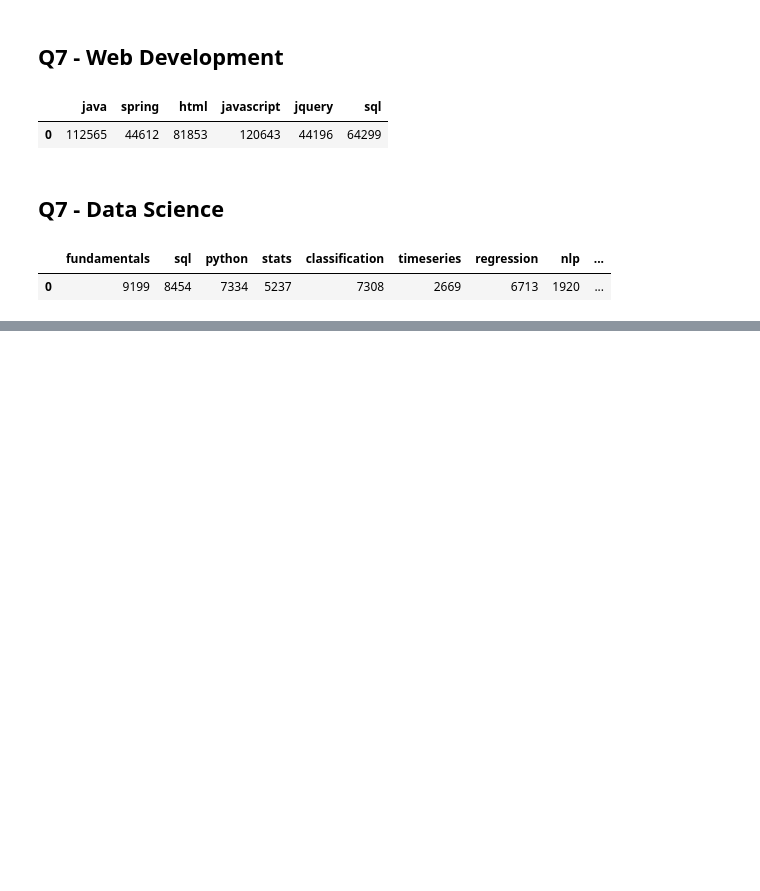
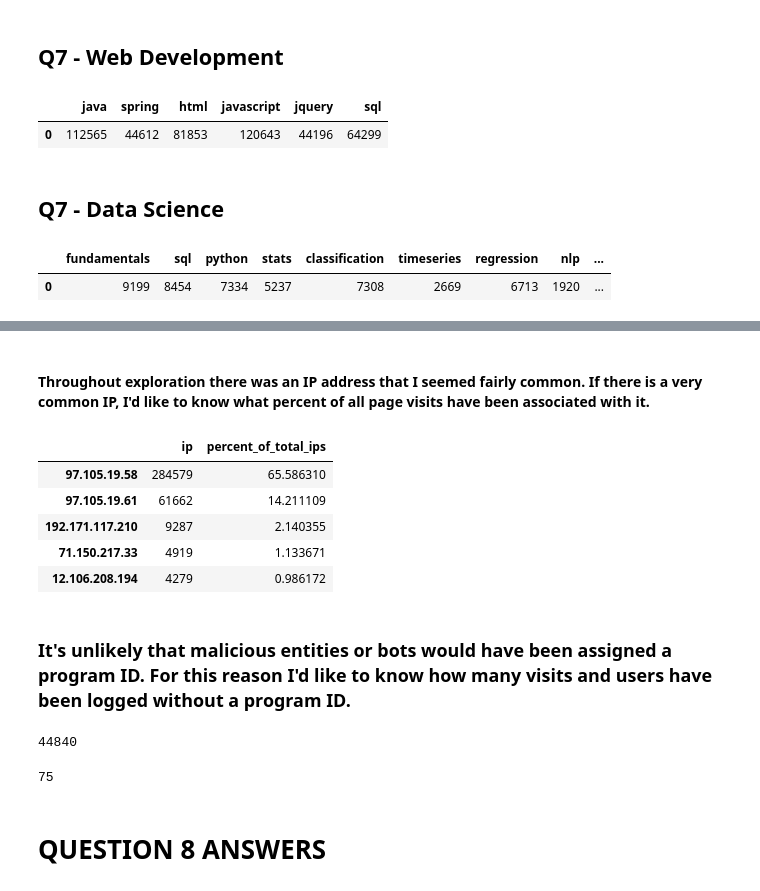
Before and after one commit to SamuelD-Data/anomaly-detection-project, a Jupyter notebook: anomaly_detection_project_notebook.ipynb, the cells around one changed output, grey strips where cells are left out. Drawn from its saved outputs; the diff is of its cells as text; code cells hidden in the pictures; blank space fills up the shorter version.

Commit message:
done with question 8 and table of contents

```diff
--- a/anomaly_detection_project_notebook.ipynb
+++ b/anomaly_detection_project_notebook.ipynb
@@ -1492,0 +1550,32 @@ Of all the major data science lessons, __NLP (Natural Language Processing)__ is
+# %% [markdown]
+#### Throughout exploration there was an IP address that I seemed fairly common. If there is a very common IP, I'd like to know what percent of all page visits have been associated with it.
+# %%
+# creating DF that holds the amount of times each unique IP has been logged
+ip_counter = pd.DataFrame(df.ip.value_counts())
+
+# adding row that holds the percent of all log entries that an IP is associated with
+ip_counter['percent_of_total_ips'] = ip_counter.ip / len(ip_counter)
+
+# previewing data
+ip_counter.head()
+# %% [output]
+|  | ip | percent_of_total_ips |
+| 97.105.19.58 | 284579 | 65.586310 |
+| 97.105.19.61 | 61662 | 14.211109 |
+| 192.171.117.210 | 9287 | 2.140355 |
+| 71.150.217.33 | 4919 | 1.133671 |
+| 12.106.208.194 | 4279 | 0.986172 |
+# %% [markdown]
+### It's unlikely that malicious entities or bots would have been assigned a program ID. For this reason I'd like to know how many visits and users have been logged without a program ID.
+# %%
+# calculating number of log entries with no program ID listed
+len(df[df.program_id==0.0])
+# %% [output]
+44840
+# %%
+# calculating number of user ids that have been associated with no program ID at least once
+df[df.program_id==0.0]['user_id'].nunique()
+# %% [output]
+75
+# %% [markdown]
+# QUESTION 8 ANSWERS<a id='q8a'></a>
```
Also changed, not shown: parts of 27 cells of this notebook.
